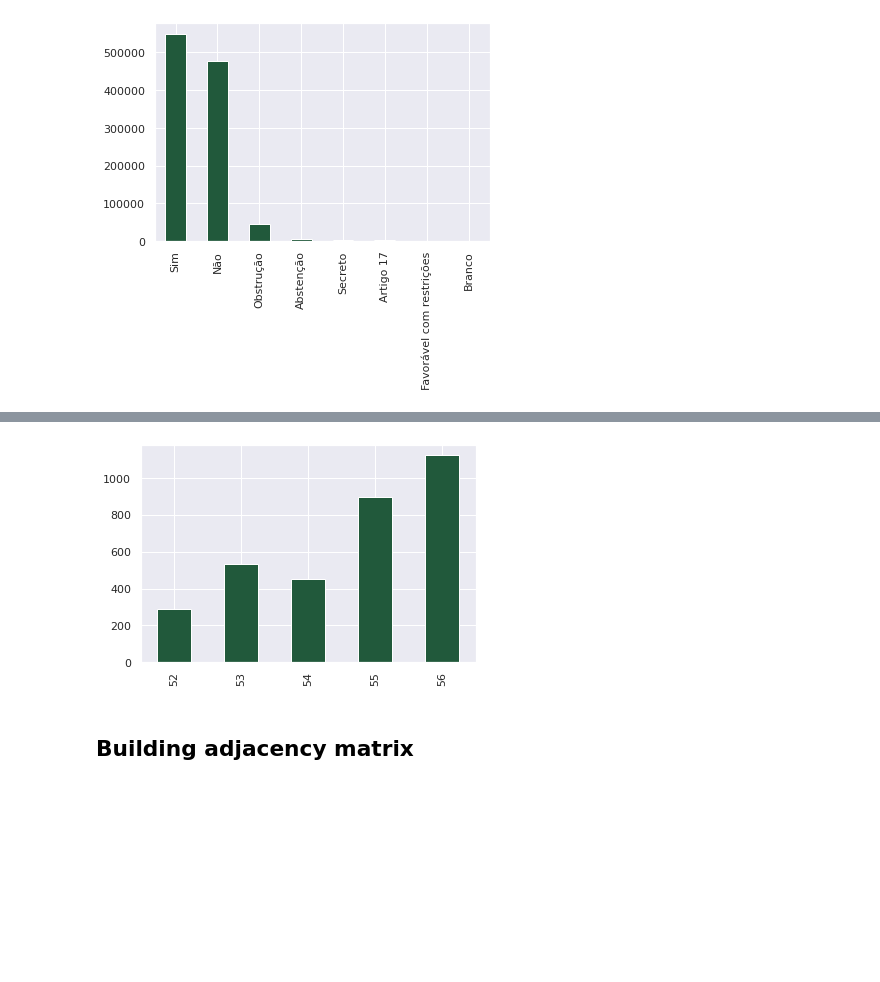
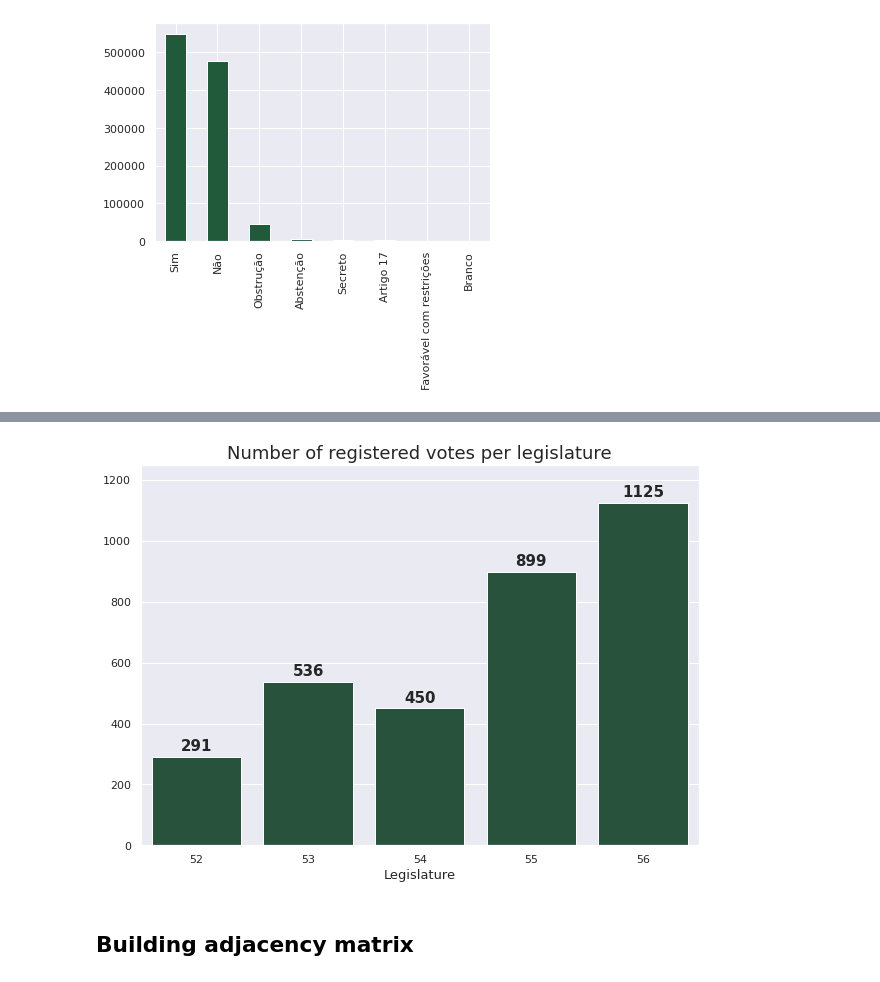
Before and after one commit to lucasmoschen/project-network-science, a Jupyter notebook: notebooks/network_construction.ipynb, the cells around one changed output, grey strips where cells are left out. Saved outputs shown, nothing was run; the diff lists cells and outputs as text; code cells hidden in the pictures; blank space fills up the shorter version.

Commit message:
Images for the presentation generated

```diff
--- a/notebooks/network_construction.ipynb
+++ b/notebooks/network_construction.ipynb
@@ -48,7 +48,24 @@ plt.show()
 # %%
 deputies = pd.read_csv('../data/tables/deputies.csv', index_col = 0)
 # %%
-deputies.idLegislatura.value_counts().sort_index().plot.bar(color='#21593b')
-plt.xlabel('Legislature')
+fig, ax = plt.subplots(figsize=(10,7))
+
+sns.barplot(x = deputies.idLegislatura.value_counts().sort_index().index,
+            y = deputies.idLegislatura.value_counts().sort_index(),
+            color = "#21593b", ax = ax)
+
+for index, value in deputies.idLegislatura.value_counts().sort_index().iteritems():
+    ax.text(index-52, value+5, value, fontsize=15, ha='center', weight='bold')
+
+ax.axhline(513, linestyle='--', color='#dfc14e', alpha=0.7)
+ax.text(-0.2, 515, 513, fontsize=15, color='#dfc14e', ha='center', weight='bold')
+
+ax.set_ylim((500,700))
+
+ax.set_xlabel('Legislature', fontsize=13)
+ax.set_ylabel('')
+ax.set_title('Number of deputies per legislature', fontsize = 18)
+
+plt.savefig('../images/deputies_legislature.png', bbox_inches='tight', dpi=600)
 plt.show()
 # %% [output]
@@ -56,8 +73,23 @@ plt.show()
 # %%
-votings.legislature.value_counts().sort_index().plot.bar(color='#21593b')
+fig, ax = plt.subplots(figsize=(10,7))
+
+sns.barplot(x = votings.legislature.value_counts().sort_index().index,
+            y = votings.legislature.value_counts().sort_index(),
+            color = "#21593b", ax = ax)
+
+for index, value in votings.legislature.value_counts().sort_index().iteritems():
+    ax.text(index-52, value+20, value, fontsize=15, ha='center', weight='bold')
+
+ax.set_xlabel('Legislature', fontsize=13)
+ax.set_ylabel('')
+ax.set_title('Number of registered votes per legislature', fontsize = 18)
+
+ax.set_ylim((0,1250))
+
+plt.savefig('../images/votes_legislature.png', bbox_inches='tight', dpi=600)
 plt.show()
 # %% [output]
-[figure, old version]
+[figure, new version]
 # %% [markdown]
 ## Building adjacency matrix
 # %%
```
Also changed, not shown: parts of 10 cells of this notebook.
